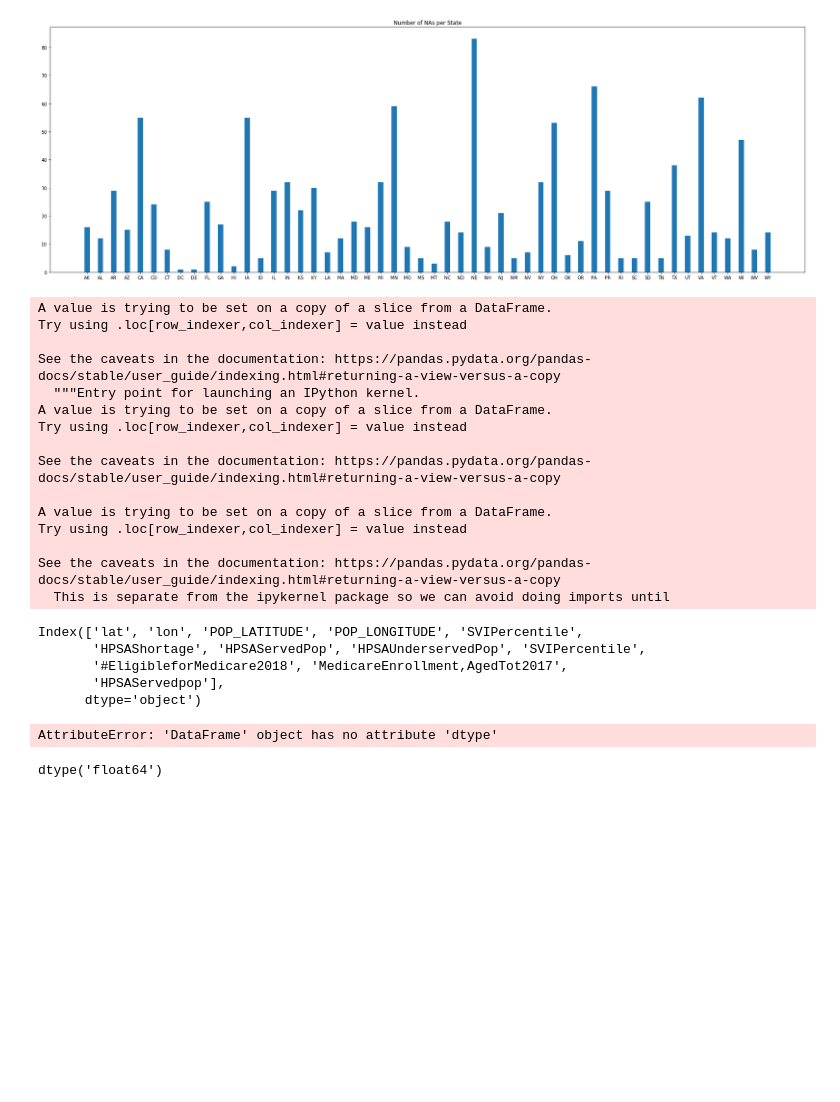
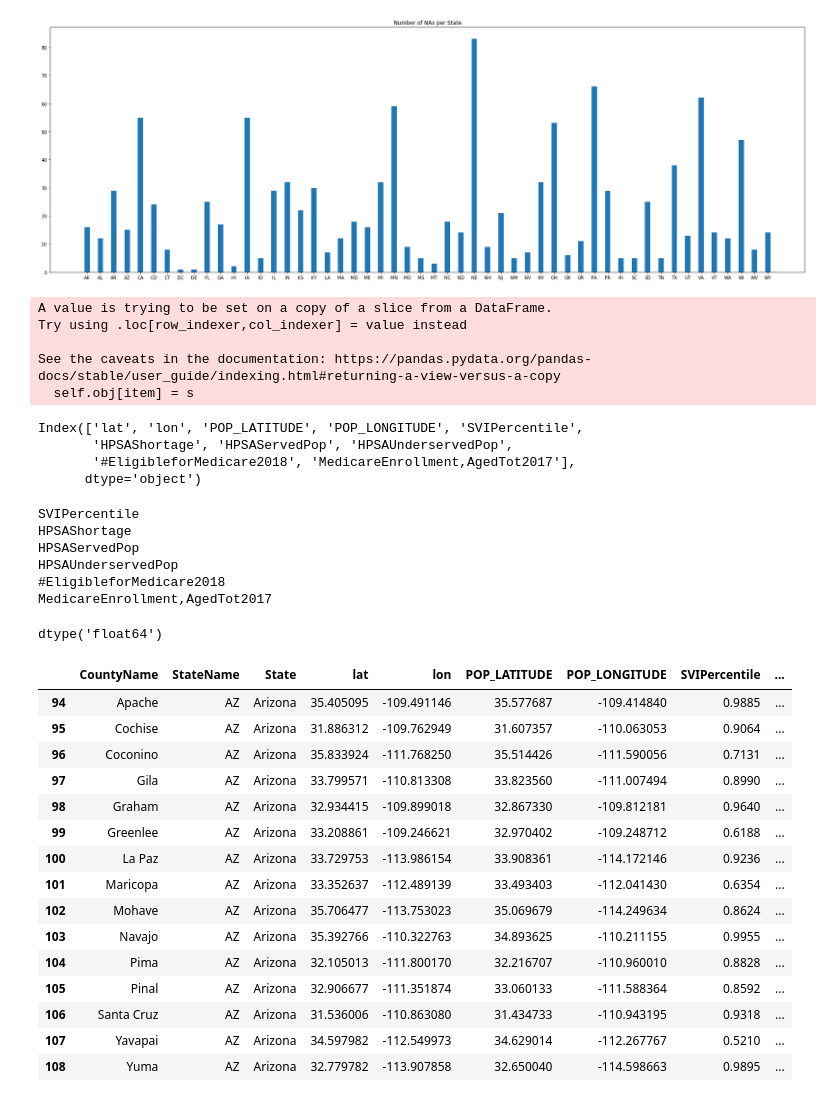
Before and after one commit to Divineechidume/final_DS100_project, a Jupyter notebook: CS 100 Final Project.ipynb, the cells around one changed output. Saved outputs shown, nothing was run; the diff lists cells and outputs as text; code cells hidden in the pictures; blank space fills up the shorter version.

Commit message:
fixed replacing null values with mean but the current issue is that some states hall all null values in certain categories so a mean isn't found.

```diff
--- a/CS 100 Final Project.ipynb
+++ b/CS 100 Final Project.ipynb
@@ -68,7 +68,7 @@ us_deaths.head()
 # %%
 socio_counties = abridged_counties[['CountyName', 'StateName', 'State',
         'lat', 'lon', 'POP_LATITUDE', 'POP_LONGITUDE', 'SVIPercentile', 'HPSAShortage',
-        'HPSAServedPop', 'HPSAUnderservedPop', 'SVIPercentile', '#EligibleforMedicare2018',
+        'HPSAServedPop', 'HPSAUnderservedPop', '#EligibleforMedicare2018',
        'MedicareEnrollment,AgedTot2017']]
 # %%
 plt.figure(figsize=(30,10))
@@ -79,36 +79,31 @@ plt.bar(county_nas['StateName'], county_nas['CountyName'], .4)
 <BarContainer object of 52 artists>
 [figure]
 # %%
-socio_counties['HPSAShortage'] = socio_counties['HPSAShortage'].fillna(socio_counties.groupby('StateName')['HPSAShortage'].transform('mean'))
-socio_counties['HPSAServedPop'] = socio_counties['HPSAServedPop'].fillna(socio_counties.groupby('StateName')['HPSAServedPop'].transform('mean'))
-socio_counties['HPSAUnderservedPop'] = socio_counties['HPSAUnderservedPop'].fillna(socio_counties.groupby('StateName')['HPSAUnderservedPop'].transform('mean'))
+socio_counties.loc[:, 'HPSAShortage'] = socio_counties.loc[:, 'HPSAShortage'].fillna(socio_counties.groupby('StateName')['HPSAShortage'].transform('mean'))
+socio_counties.loc[:, 'HPSAServedPop'] = socio_counties.loc[:, 'HPSAServedPop'].fillna(socio_counties.groupby('StateName')['HPSAServedPop'].transform('mean'))
+socio_counties.loc[:, 'HPSAUnderservedPop'] = socio_counties.loc[:, 'HPSAUnderservedPop'].fillna(socio_counties.groupby('StateName')['HPSAUnderservedPop'].transform('mean'))
 # %% [output]
 A value is trying to be set on a copy of a slice from a DataFrame.
 Try using .loc[row_indexer,col_indexer] = value instead
 
 See the caveats in the documentation: https://pandas.pydata.org/pandas-docs/stable/user_guide/indexing.html#returning-a-view-versus-a-copy
-  """Entry point for launching an IPython kernel.
-A value is trying to be set on a copy of a slice from a DataFrame.
-Try using .loc[row_indexer,col_indexer] = value instead
-
-See the caveats in the documentation: https://pandas.pydata.org/pandas-docs/stable/user_guide/indexing.html#returning-a-view-versus-a-copy
-
-A value is trying to be set on a copy of a slice from a DataFrame.
-Try using .loc[row_indexer,col_indexer] = value instead
-
-See the caveats in the documentation: https://pandas.pydata.org/pandas-docs/stable/user_guide/indexing.html#returning-a-view-versus-a-copy
-  This is separate from the ipykernel package so we can avoid doing imports until
+  self.obj[item] = s
 # %%
 socio_counties.columns[3:]
 # %% [output]
 Index(['lat', 'lon', 'POP_LATITUDE', 'POP_LONGITUDE', 'SVIPercentile',
-       'HPSAShortage', 'HPSAServedPop', 'HPSAUnderservedPop', 'SVIPercentile',
-       '#EligibleforMedicare2018', 'MedicareEnrollment,AgedTot2017',
-       'HPSAServedpop'],
+       'HPSAShortage', 'HPSAServedPop', 'HPSAUnderservedPop',
+       '#EligibleforMedicare2018', 'MedicareEnrollment,AgedTot2017'],
       dtype='object')
 # %%
 for i in socio_counties.columns[7:]:
-    socio_counties[i] = socio_counties.groupby("StateName")[i].mean()transform(lambda x: x.fillna(x.mean()))[i]
+    print(i)
+    socio_counties.loc[:, i] = socio_counties[i].fillna(socio_counties.groupby('StateName')[i].transform('mean'))
 # %% [output]
-AttributeError: 'DataFrame' object has no attribute 'dtype'
+SVIPercentile
+HPSAShortage
+HPSAServedPop
+HPSAUnderservedPop
+#EligibleforMedicare2018
+MedicareEnrollment,AgedTot2017
 # %%
@@ -116,2 +111,22 @@ socio_counties['lat'].dtype
 # %% [output]
 dtype('float64')
+# %%
+socio_counties[socio_counties['StateName'] == 'AZ']
+"""Notice that even after filtering some states have null values becasue none of the role entries for that state has non null values"""
+# %% [output]
+|  | CountyName | StateName | State | lat | lon | POP_LATITUDE | POP_LONGITUDE | SVIPercentile | ... |
+| 94 | Apache | AZ | Arizona | 35.405095 | -109.491146 | 35.577687 | -109.414840 | 0.9885 | ... |
+| 95 | Cochise | AZ | Arizona | 31.886312 | -109.762949 | 31.607357 | -110.063053 | 0.9064 | ... |
+| 96 | Coconino | AZ | Arizona | 35.833924 | -111.768250 | 35.514426 | -111.590056 | 0.7131 | ... |
+| 97 | Gila | AZ | Arizona | 33.799571 | -110.813308 | 33.823560 | -111.007494 | 0.8990 | ... |
+| 98 | Graham | AZ | Arizona | 32.934415 | -109.899018 | 32.867330 | -109.812181 | 0.9640 | ... |
+| 99 | Greenlee | AZ | Arizona | 33.208861 | -109.246621 | 32.970402 | -109.248712 | 0.6188 | ... |
+| 100 | La Paz | AZ | Arizona | 33.729753 | -113.986154 | 33.908361 | -114.172146 | 0.9236 | ... |
+| 101 | Maricopa | AZ | Arizona | 33.352637 | -112.489139 | 33.493403 | -112.041430 | 0.6354 | ... |
+| 102 | Mohave | AZ | Arizona | 35.706477 | -113.753023 | 35.069679 | -114.249634 | 0.8624 | ... |
+| 103 | Navajo | AZ | Arizona | 35.392766 | -110.322763 | 34.893625 | -110.211155 | 0.9955 | ... |
+| 104 | Pima | AZ | Arizona | 32.105013 | -111.800170 | 32.216707 | -110.960010 | 0.8828 | ... |
+| 105 | Pinal | AZ | Arizona | 32.906677 | -111.351874 | 33.060133 | -111.588364 | 0.8592 | ... |
+| 106 | Santa Cruz | AZ | Arizona | 31.536006 | -110.863080 | 31.434733 | -110.943195 | 0.9318 | ... |
+| 107 | Yavapai | AZ | Arizona | 34.597982 | -112.549973 | 34.629014 | -112.267767 | 0.5210 | ... |
+| 108 | Yuma | AZ | Arizona | 32.779782 | -113.907858 | 32.650040 | -114.598663 | 0.9895 | ... |
```
Also changed, not shown: parts of 6 cells of this notebook.
